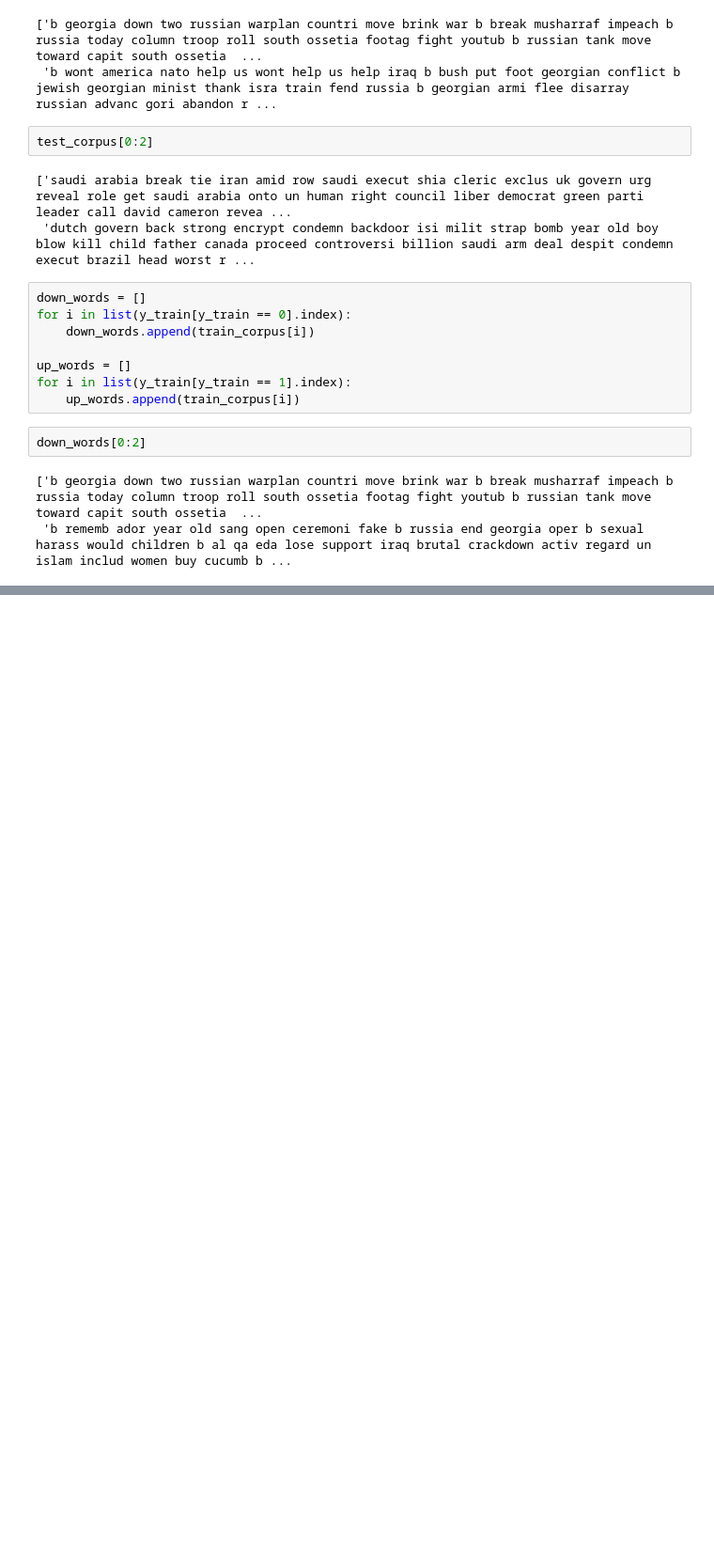
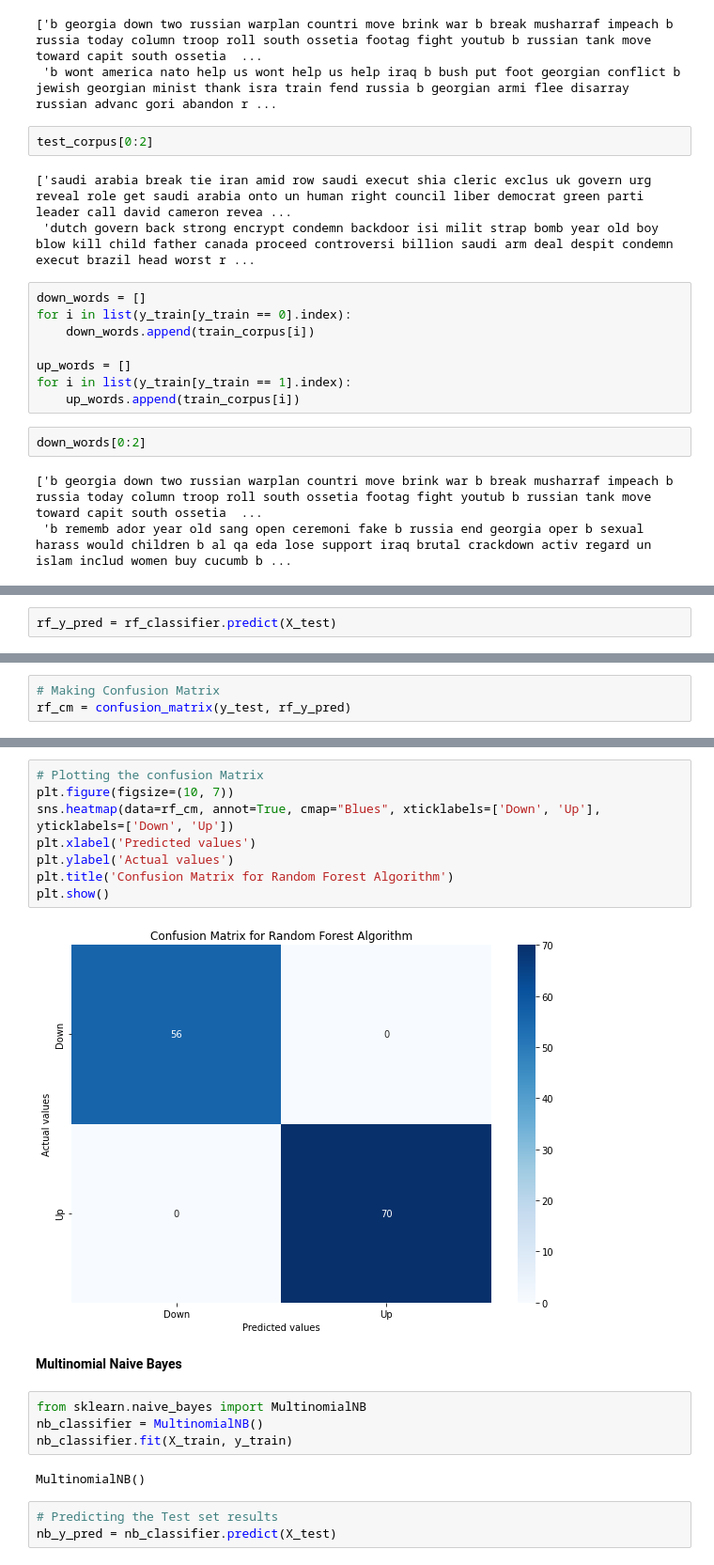
Before and after one commit to AdyChechani/Stock-Market-Prediction-Using-Sentiment-Analysis, a Jupyter notebook: sentiment-analysis.ipynb, the cells around one changed output, grey strips where cells are left out. Shown: that part at 94% size. Saved outputs shown, nothing was run; the diff lists cells and outputs as text; blank space fills up the shorter version.

```diff
--- a/sentiment-analysis.ipynb
+++ b/sentiment-analysis.ipynb
@@ -262,0 +324,2 @@ plt.show()
+# %%
+rf_y_pred = rf_classifier.predict(X_test)
@@ -262,0 +340,3 @@ plt.show()
+# %%
+# Making Confusion Matrix
+rf_cm = confusion_matrix(y_test, rf_y_pred)
@@ -262,0 +348,21 @@ plt.show()
+# %%
+# Plotting the confusion Matrix
+plt.figure(figsize=(10, 7))
+sns.heatmap(data=rf_cm, annot=True, cmap="Blues", xticklabels=['Down', 'Up'], yticklabels=['Down', 'Up'])
+plt.xlabel('Predicted values')
+plt.ylabel('Actual values')
+plt.title('Confusion Matrix for Random Forest Algorithm')
+plt.show()
+# %% [output]
+[figure, added]
+# %% [markdown]
+**Multinomial Naive Bayes**
+# %%
+from sklearn.naive_bayes import MultinomialNB
+nb_classifier = MultinomialNB()
+nb_classifier.fit(X_train, y_train)
+# %% [output]
+MultinomialNB()
+# %%
+# Predicting the Test set results
+nb_y_pred = nb_classifier.predict(X_test)
```
Also changed, not shown: parts of 29 cells of this notebook.
